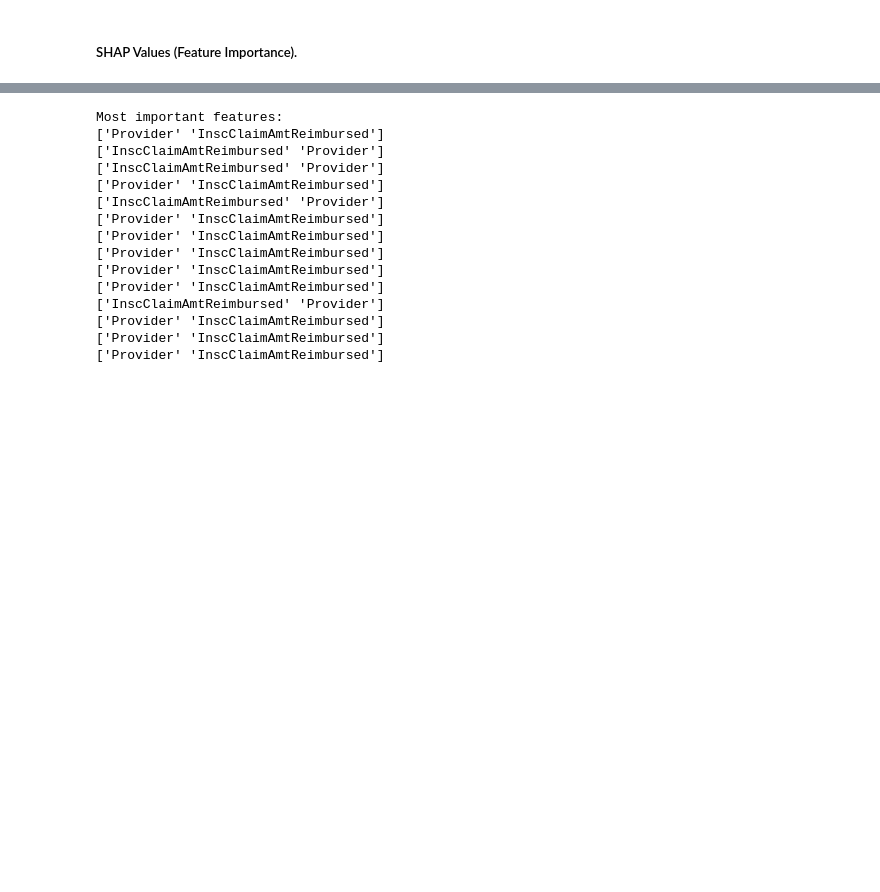
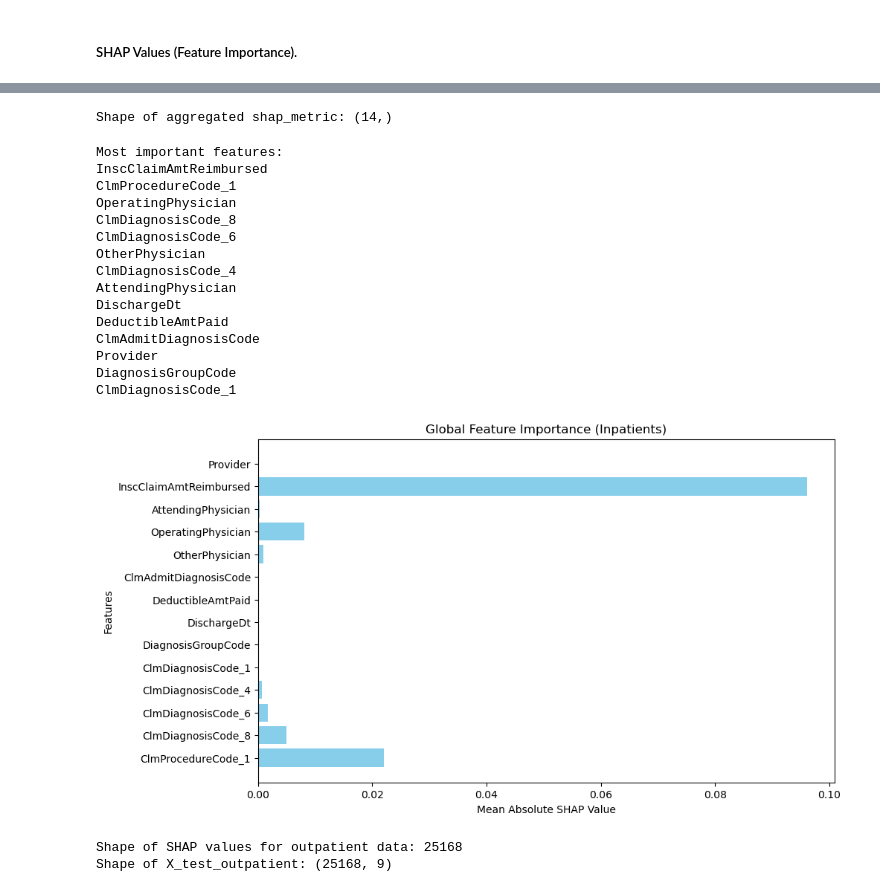
Before and after one commit to CesarChaparro1974/Healthcare-provider-fraud-detection, a Jupyter notebook: notebook.ipynb, the cells around one changed output, grey strips where cells are left out. Cells and saved outputs as stored; diff of their text form; code cells hidden in the pictures; blank space fills up the shorter version.

Commit message:
completed SHAP

```diff
--- a/notebook.ipynb
+++ b/notebook.ipynb
@@ -1554,5 +1554,5 @@ Shape of SHAP values: (14, 1911)
 Shape of X_test_inpatient: (1911, 14)
 # %%
-shap_values = shap_values.T
-print("Reshaped SHAP values shape:", shap_values.shape)
+shap_values_inpatient = shap_values_inpatient.T
+print("Reshaped SHAP values shape:", shap_values_inpatient.shape)
 # %% [output]
@@ -1560,5 +1560,5 @@ Reshaped SHAP values shape: (1911, 14, 2)
 # %%
 # Calculate the SHAP metric
-shap_metric = np.mean(np.abs(shap_values), axis=0)
-print("SHAP metric:", shap_metric)
+shap_metric_inpatient = np.mean(np.abs(shap_values_inpatient), axis=0)
+print("SHAP metric:", shap_metric_inpatient)
 # %% [output]
@@ -1579,23 +1578,53 @@ SHAP metric: [[0.         0.        ]
+# %%
+# Aggregate SHAP values by taking the mean across samples
+shap_metric_aggregated_inpatient = np.abs(shap_metric_inpatient).mean(axis=1)
+print("Shape of aggregated shap_metric:", shap_metric_aggregated_inpatient.shape)
+# %% [output]
+Shape of aggregated shap_metric: (14,)
 # %%
-# Identify the most important features
-feature_names = X_test_inpatient.columns.to_numpy()
-most_important_features = feature_names[np.argsort(-shap_metric)]
+# Sort features by their aggregated importance
+most_important_features_inpatient = feature_names[np.argsort(-shap_metric_aggregated_inpatient)]
 print("Most important features:")
-for feature in most_important_features:
+for feature in most_important_features_inpatient:
     print(feature)
 # %% [output]
 Most important features:
-['Provider' 'InscClaimAmtReimbursed']
-['InscClaimAmtReimbursed' 'Provider']
-['InscClaimAmtReimbursed' 'Provider']
-['Provider' 'InscClaimAmtReimbursed']
-['InscClaimAmtReimbursed' 'Provider']
-['Provider' 'InscClaimAmtReimbursed']
-['Provider' 'InscClaimAmtReimbursed']
-['Provider' 'InscClaimAmtReimbursed']
-['Provider' 'InscClaimAmtReimbursed']
-['Provider' 'InscClaimAmtReimbursed']
-['InscClaimAmtReimbursed' 'Provider']
-['Provider' 'InscClaimAmtReimbursed']
-['Provider' 'InscClaimAmtReimbursed']
-['Provider' 'InscClaimAmtReimbursed']
+InscClaimAmtReimbursed
+ClmProcedureCode_1
+OperatingPhysician
+ClmDiagnosisCode_8
+ClmDiagnosisCode_6
+OtherPhysician
+ClmDiagnosisCode_4
+AttendingPhysician
+DischargeDt
+DeductibleAmtPaid
+ClmAdmitDiagnosisCode
+Provider
+DiagnosisGroupCode
+ClmDiagnosisCode_1
+# %%
+# Create a bar chart for global feature importance
+plt.figure(figsize=(10, 6))
+plt.barh(feature_names, shap_metric_aggregated_inpatient, color='skyblue')
+plt.xlabel('Mean Absolute SHAP Value')
+plt.ylabel('Features')
+plt.title('Global Feature Importance (Inpatients)')
+plt.gca().invert_yaxis()  # Flip the chart to display the highest importance at the top
+plt.show()
+# %% [output]
+[figure, added]
+# %%
+# Instantiate the TreeExplainer for the outpatient model
+explainer = shap.TreeExplainer(model)
+
+# Calculate SHAP values for the outpatient dataset
+# Disable additivity check to handle the discrepancy
+shap_values_outpatient = explainer.shap_values(X_test_outpatient_1, check_additivity=False)
+
+# Check SHAP values and the expected shape
+print(f"Shape of SHAP values for outpatient data: {len(shap_values_outpatient)}")
+print(f"Shape of X_test_outpatient: {X_test_outpatient_1.shape}")
+# %% [output]
+Shape of SHAP values for outpatient data: 25168
+Shape of X_test_outpatient: (25168, 9)
```
Also changed, not shown: parts of 10 cells of this notebook, 1 other file.
